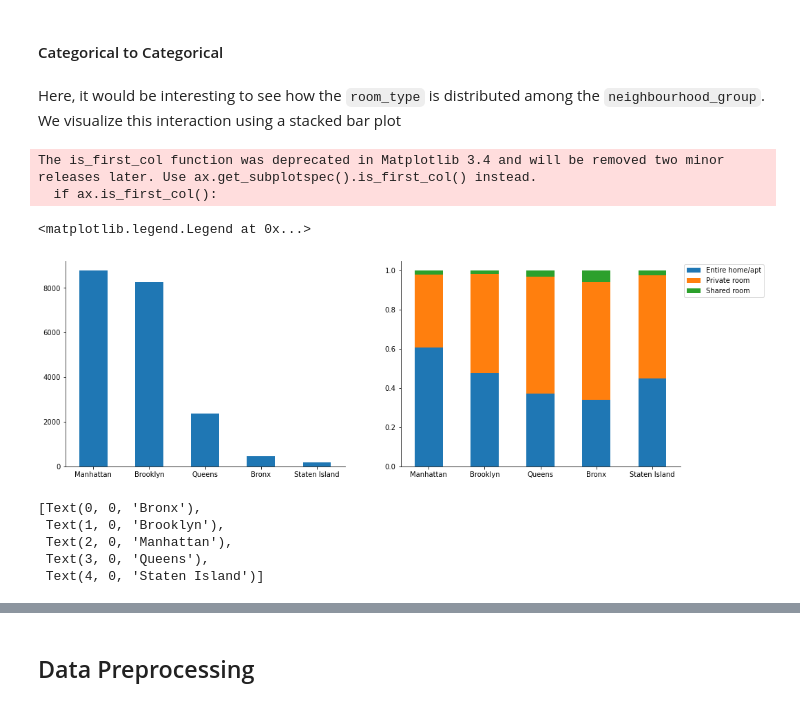
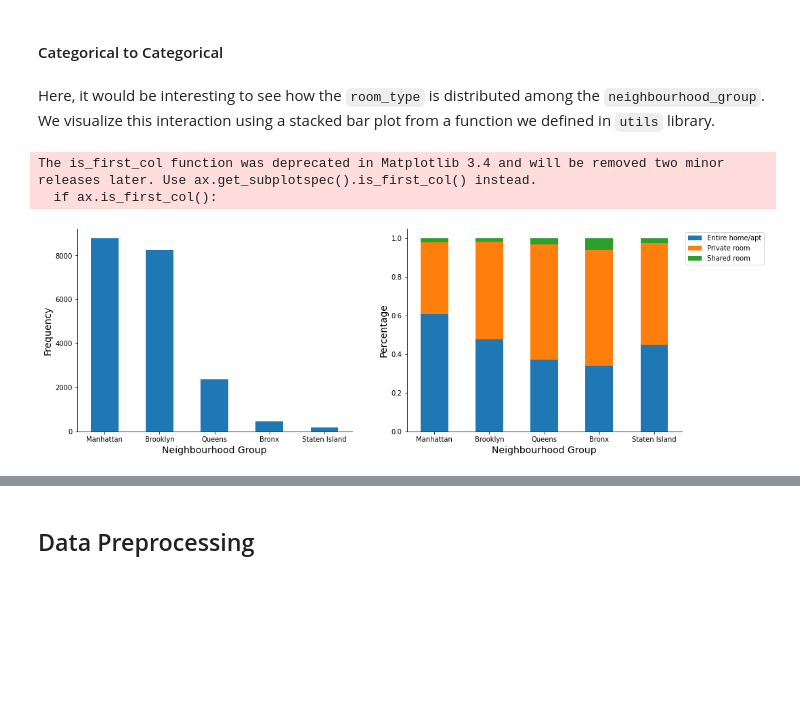
Before and after one commit to leolorenzoii/nd0821-c2-build-model-workflow-starter, a Jupyter notebook: src/eda/eda.ipynb, the cells around one changed output, grey strips where cells are left out. Cells and saved outputs as stored; diff of their text form; code cells hidden in the pictures; blank space fills up the shorter version.

Commit message:
Add custom plots discussion

```diff
--- a/src/eda/eda.ipynb
+++ b/src/eda/eda.ipynb
@@ -129,4 +129,4 @@ We further enrich our analysis by considering feature interactions that were not
 # %% [markdown]
 #### Categorical to Categorical
 # %% [markdown]
-Here, it would be interesting to see how the `room_type` is distributed among the `neighbourhood_group`. We visualize this interaction using a stacked bar plot
+Here, it would be interesting to see how the `room_type` is distributed among the `neighbourhood_group`. We visualize this interaction using a stacked bar plot from a function we defined in `utils` library.
@@ -135,33 +133,8 @@ import matplotlib.pyplot as plt
-# %%
-pivoted_data = pd.pivot_table(
-    data.groupby(['neighbourhood_group', 'room_type']).size().to_frame('count')
-        .reset_index(),
-    values='count',
-    index='neighbourhood_group',
-    columns='room_type')
-
-fig, axes = plt.subplots(1, 2, figsize=(16, 5.5))
-count_data = data.neighbourhood_group.value_counts()
-count_data.plot(kind='bar', ax=axes[0])
-pivot_count = (pivoted_data.divide(pivoted_data.sum(axis=1), axis='index'))
-pivot_count = pivot_count.loc[count_data.index, :]
-pivot_count.plot(kind='bar', stacked=True, ax=axes[1])
-
-for ax in axes:
-    ax.tick_params(rotation=0)
-    ax.spines['top'].set_visible(False)
-    ax.spines['right'].set_visible(False)
-axes[1].legend(loc="upper left", bbox_to_anchor=(1.0, 1.0))
-# %% [output]
-The is_first_col function was deprecated in Matplotlib 3.4 and will be removed two minor releases later. Use ax.get_subplotspec().is_first_col() instead.
-  if ax.is_first_col():
-<matplotlib.legend.Legend at 0x...>
-[figure, removed]
-# %%
-axes[1].get_xticklabels()
-# %% [output]
-[Text(0, 0, 'Bronx'),
- Text(1, 0, 'Brooklyn'),
- Text(2, 0, 'Manhattan'),
- Text(3, 0, 'Queens'),
- Text(4, 0, 'Staten Island')]
+# %%
+import utils
+
+utils.categorical_categorical_plot(data, 'neighbourhood_group', 'room_type');
+# %% [output]
+The is_first_col function was deprecated in Matplotlib 3.4 and will be removed two minor releases later. Use ax.get_subplotspec().is_first_col() instead.
+  if ax.is_first_col():
+[figure, added]
```
Also changed, not shown: parts of 17 cells of this notebook.
